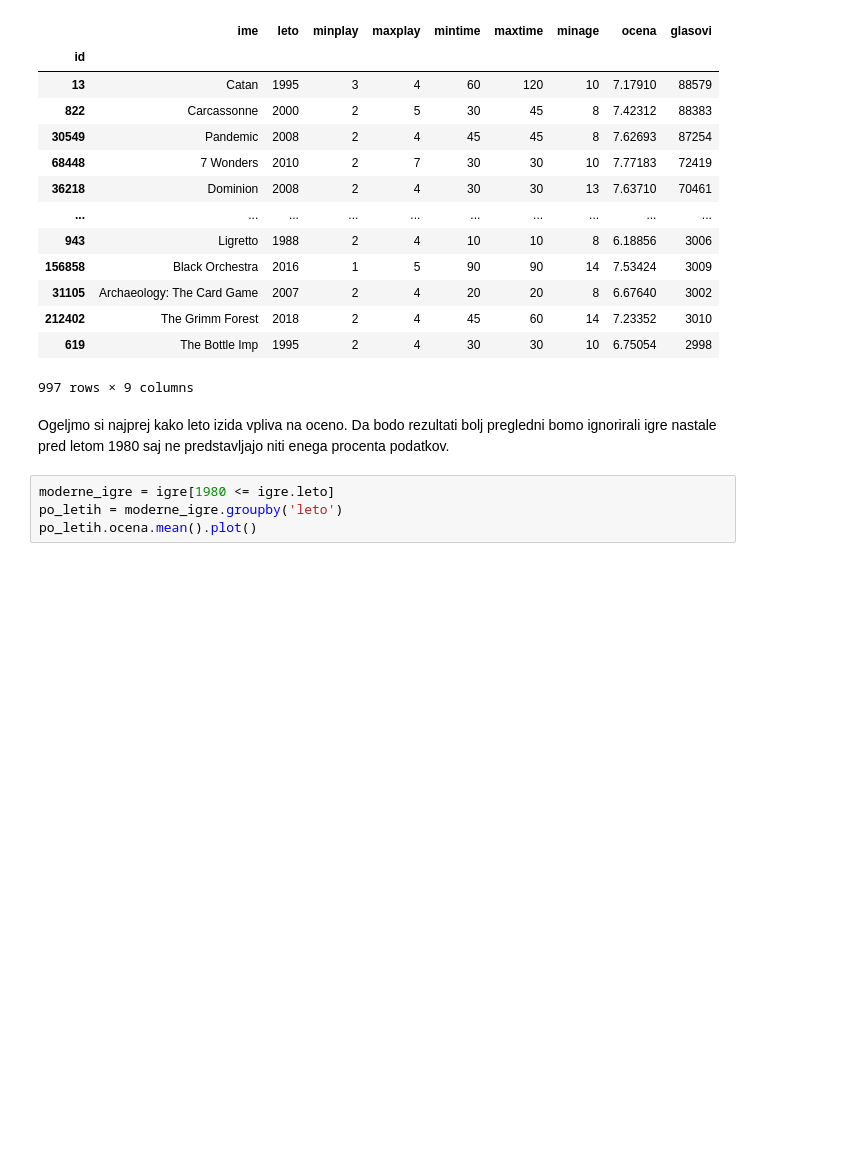
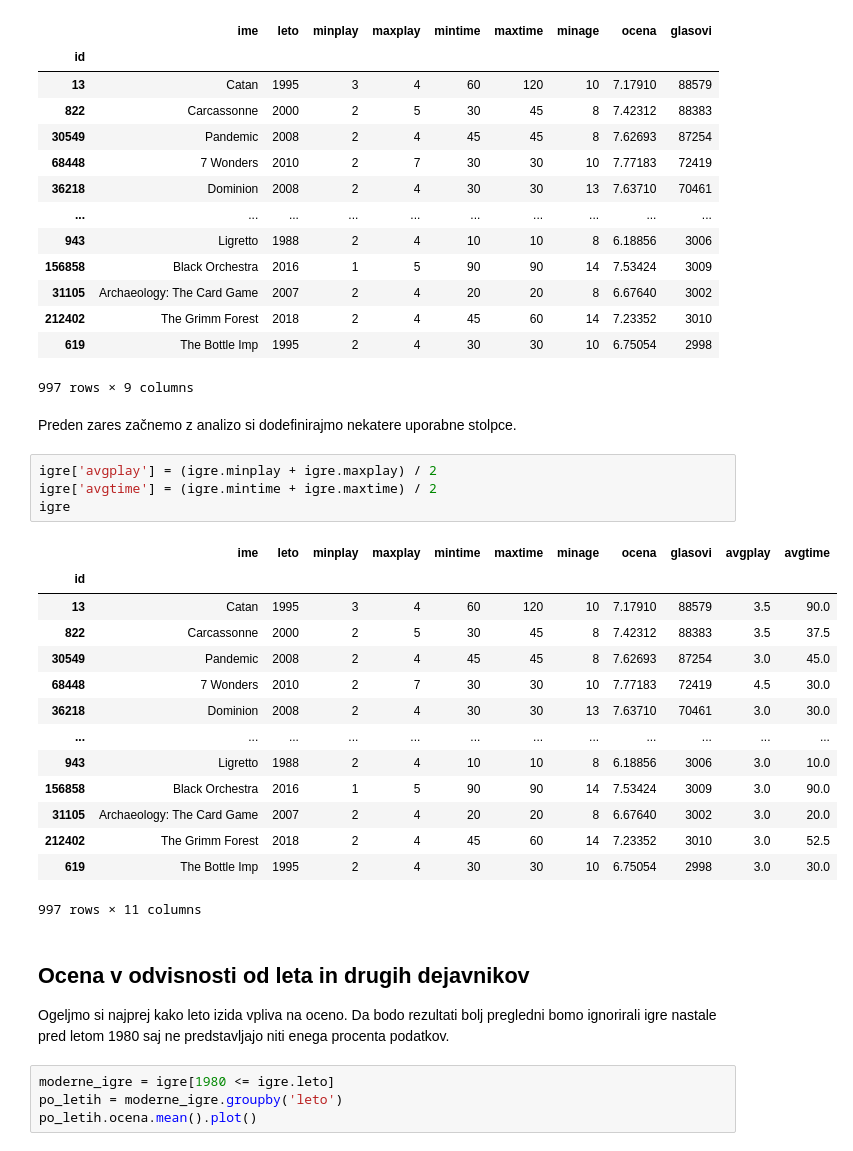
Before and after one commit to Podborsek/Druzabne-igre, a Jupyter notebook: Analiza podatkov.ipynb, the cells around one changed output. Drawn from its saved outputs; the diff is of its cells as text; blank space fills up the shorter version.

```diff
--- a/Analiza podatkov.ipynb
+++ b/Analiza podatkov.ipynb
@@ -51,7 +56,29 @@ igre
 | 212402 | The Grimm Forest | 2018 | 2 | 4 | 45 | 60 | 14 | 7.23352 | 3010 |
 | 619 | The Bottle Imp | 1995 | 2 | 4 | 30 | 30 | 10 | 6.75054 | 2998 |
 997 rows × 9 columns
+# %% [markdown]
+Preden zares začnemo z analizo si dodefinirajmo nekatere uporabne stolpce.
+# %%
+igre['avgplay'] = (igre.minplay + igre.maxplay) / 2
+igre['avgtime'] = (igre.mintime + igre.maxtime) / 2
+igre
+# %% [output]
+|  | ime | leto | minplay | maxplay | mintime | maxtime | minage | ocena | glasovi | avgplay | avgtime |
+| id |  |  |  |  |  |  |  |  |  |  |  |
+| 13 | Catan | 1995 | 3 | 4 | 60 | 120 | 10 | 7.17910 | 88579 | 3.5 | 90.0 |
+| 822 | Carcassonne | 2000 | 2 | 5 | 30 | 45 | 8 | 7.42312 | 88383 | 3.5 | 37.5 |
+| 30549 | Pandemic | 2008 | 2 | 4 | 45 | 45 | 8 | 7.62693 | 87254 | 3.0 | 45.0 |
+| 68448 | 7 Wonders | 2010 | 2 | 7 | 30 | 30 | 10 | 7.77183 | 72419 | 4.5 | 30.0 |
+| 36218 | Dominion | 2008 | 2 | 4 | 30 | 30 | 13 | 7.63710 | 70461 | 3.0 | 30.0 |
+| ... | ... | ... | ... | ... | ... | ... | ... | ... | ... | ... | ... |
+| 943 | Ligretto | 1988 | 2 | 4 | 10 | 10 | 8 | 6.18856 | 3006 | 3.0 | 10.0 |
+| 156858 | Black Orchestra | 2016 | 1 | 5 | 90 | 90 | 14 | 7.53424 | 3009 | 3.0 | 90.0 |
+| 31105 | Archaeology: The Card Game | 2007 | 2 | 4 | 20 | 20 | 8 | 6.67640 | 3002 | 3.0 | 20.0 |
+| 212402 | The Grimm Forest | 2018 | 2 | 4 | 45 | 60 | 14 | 7.23352 | 3010 | 3.0 | 52.5 |
+| 619 | The Bottle Imp | 1995 | 2 | 4 | 30 | 30 | 10 | 6.75054 | 2998 | 3.0 | 30.0 |
+997 rows × 11 columns
 # %% [markdown]
+## Ocena v odvisnosti od leta in drugih dejavnikov
 Ogeljmo si najprej kako leto izida vpliva na oceno. Da bodo rezultati bolj pregledni bomo ignorirali igre nastale pred letom 1980 saj ne predstavljajo niti enega procenta podatkov.
 # %%
 moderne_igre = igre[1980 <= igre.leto]
```
Also changed, not shown: parts of 10 cells of this notebook.
